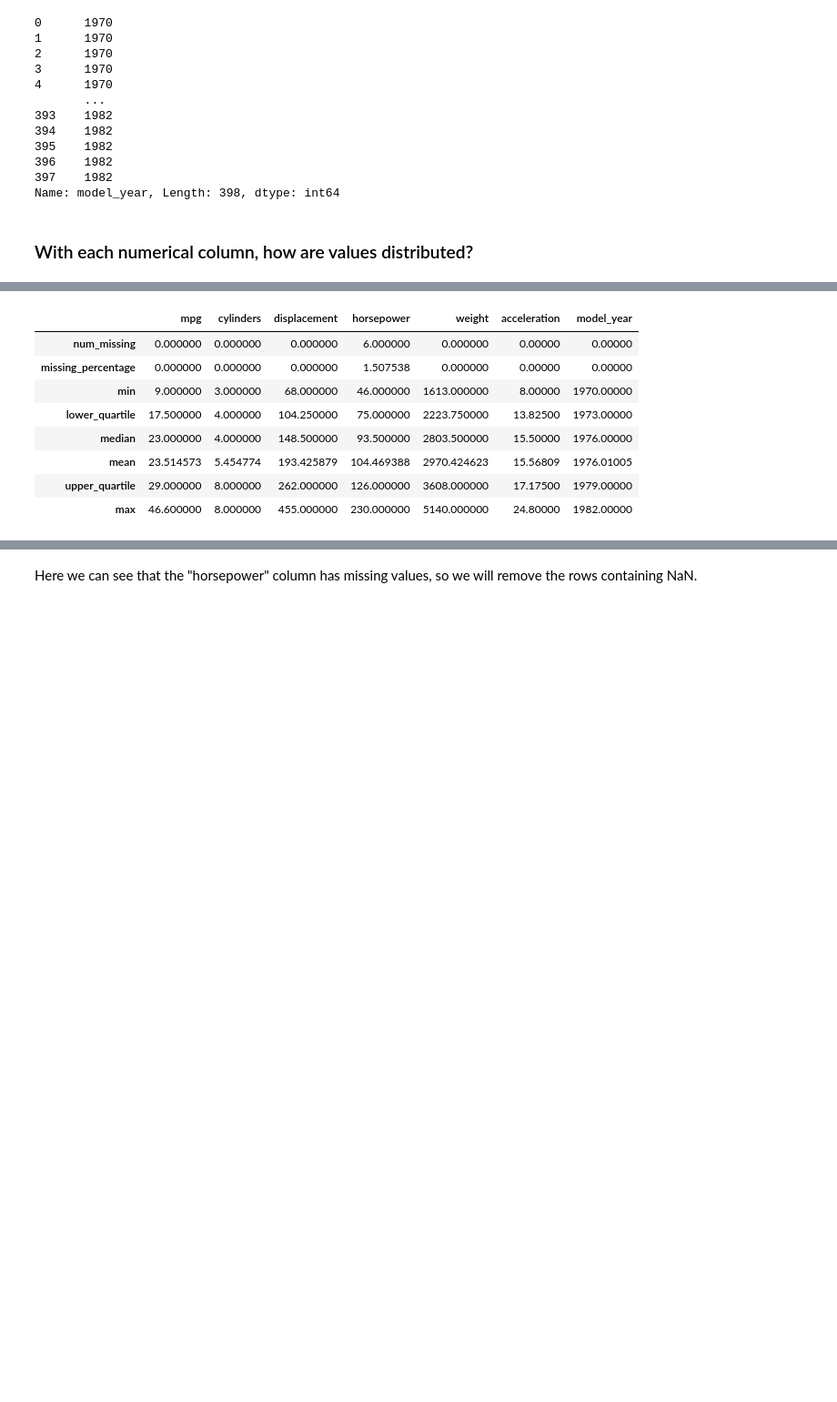
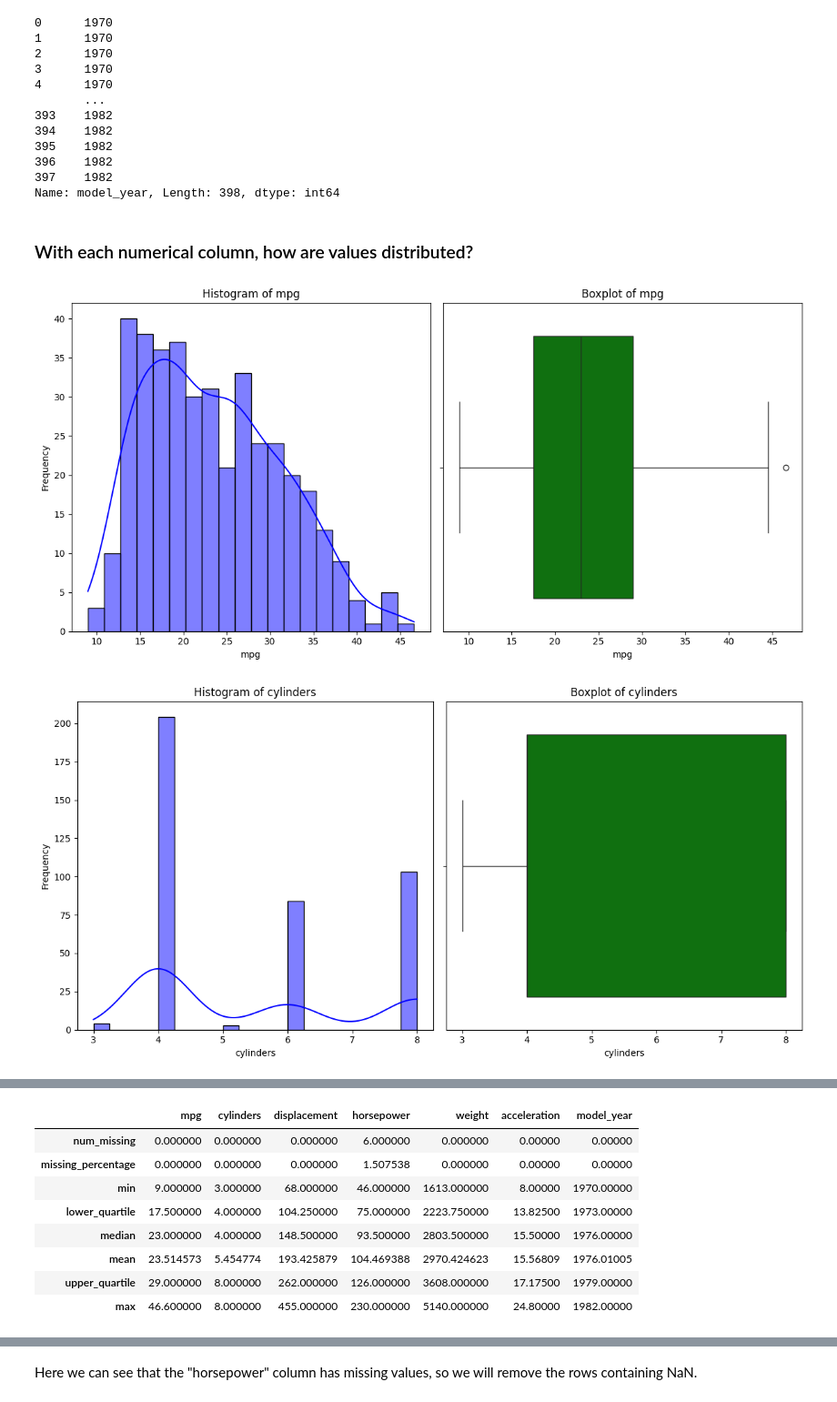
Before and after one commit to Snag69/DS-Programming, a Jupyter notebook: demo.ipynb, the cells around one changed output, grey strips where cells are left out. Shown: that part at 91% size. Saved outputs shown, nothing was run; the diff lists cells and outputs as text; code cells hidden in the pictures; blank space fills up the shorter version.

```diff
--- a/demo.ipynb
+++ b/demo.ipynb
@@ -127,29 +127,50 @@ Name: model_year, Length: 398, dtype: int64
 # %%
 def calculate_value_distributed(df):
     infor = pd.DataFrame()
     for col in df.select_dtypes(include=[np.number]).columns:
         missing_val = df[col].isna().sum()
         missing_per = missing_val / len(df[col]) * 100
         min_val = df[col].min()
         max_val = df[col].max()
         mean_val = df[col].mean()
         median_val = df[col].median()
         lower_percentile = np.percentile(df[col].dropna(), 25) #column horsepower has NaN
         upper_percentile = np.percentile(df[col].dropna(), 75) #column horsepower has NaN
         col_info = pd.Series({
             'num_missing': missing_val,
             'missing_percentage': missing_per,
             'min': min_val,
             'lower_quartile': lower_percentile,
             'median': median_val,
             'mean': mean_val,
             'upper_quartile': upper_percentile,
             'max': max_val
         })
         infor[col] = col_info
 
+        # Visualization for each column
+        plt.figure(figsize=(12, 6))
+
+        # Histogram
+        plt.subplot(1, 2, 1)
+        sns.histplot(df[col].dropna(), kde=True, color='blue', bins=20)
+        plt.title(f'Histogram of {col}')
+        plt.xlabel(col)
+        plt.ylabel('Frequency')
+
+        # Boxplot
+        plt.subplot(1, 2, 2)
+        sns.boxplot(x=df[col].dropna(), color='green')
+        plt.title(f'Boxplot of {col}')
+        plt.xlabel(col)
+
+        plt.tight_layout()
+        plt.show()
+
     return infor
 
 infor = calculate_value_distributed(df)
 infor
 # %% [output]
+[figure, added]
+[figure, added]
```
Also changed, not shown: parts of 9 cells of this notebook.
